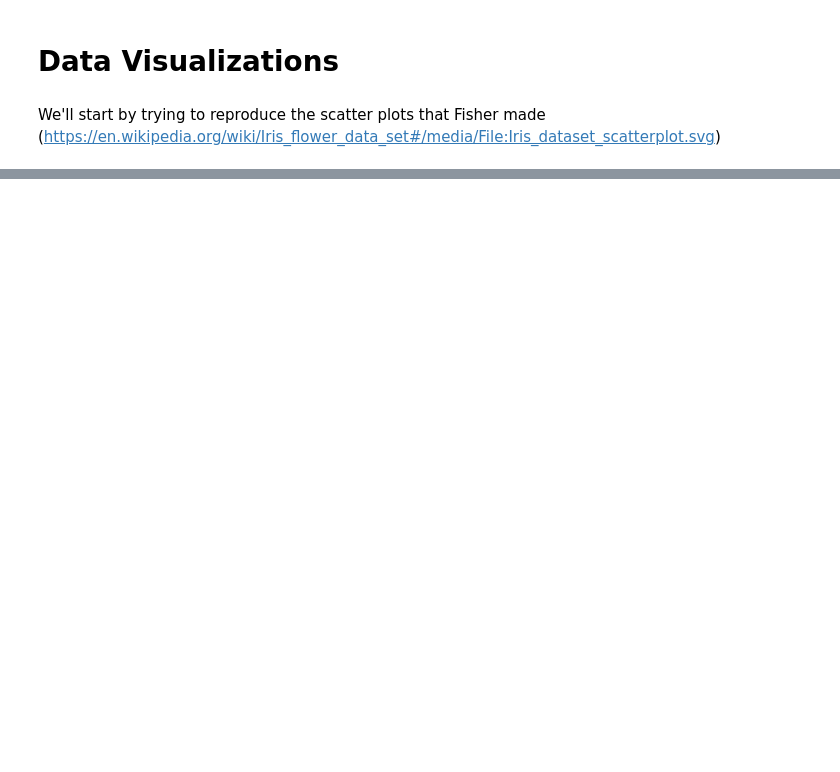
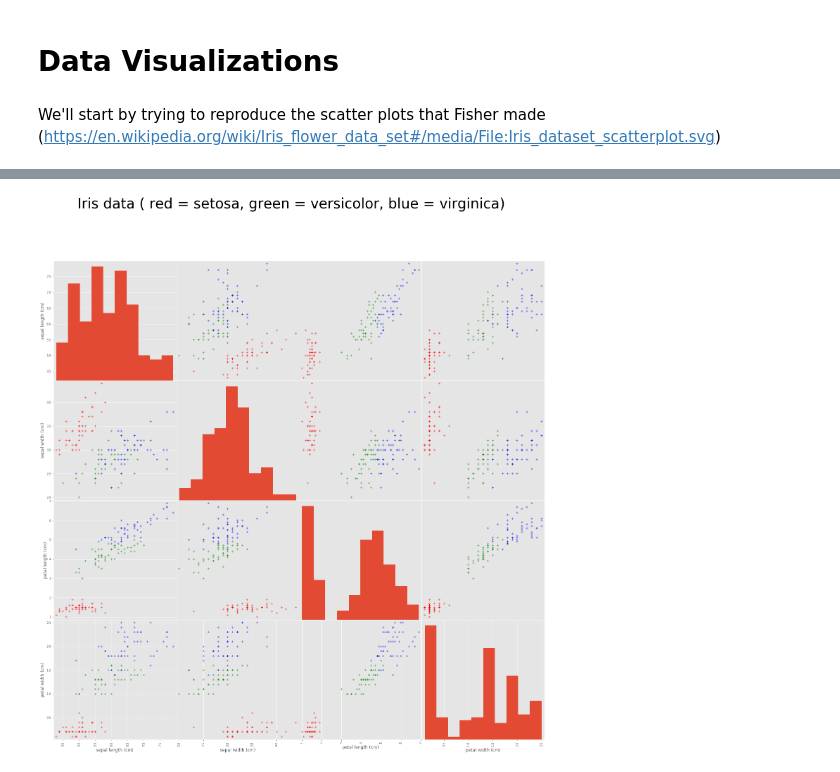
Before and after one commit to akbowers/cloudTensorflow, a Jupyter notebook: Notebooks/Iris-Logistic_Regression_SKLearn.ipynb, the cells around one changed output, grey strips where cells are left out. Saved outputs shown, nothing was run; the diff lists cells and outputs as text; code cells hidden in the pictures; blank space fills up the shorter version.

Commit message:
Organize plotting functions into classes

```diff
--- a/Notebooks/Iris-Logistic_Regression_SKLearn.ipynb
+++ b/Notebooks/Iris-Logistic_Regression_SKLearn.ipynb
@@ -3,11 +3,3 @@
 # %%
 from sklearn.datasets import load_iris
 iris = load_iris()
-# %%
-import matplotlib.pyplot as plt
-import pandas as pd
-import matplotlib
-matplotlib.style.use('ggplot')
-from pandas.plotting import scatter_matrix
-import numpy as np
-%matplotlib inline
@@ -31,0 +10,3 @@ iris_df.head()
+# %%
+iris_df = Dataframe.create_df(iris)
+iris_df.head()
@@ -37,0 +26,6 @@ colors = ['red', 'green', 'blue']
+# %%
+p = Plots(iris_df)
+# %%
+p.create_scatter_matrix('species name', 'species','Iris data')
+# %% [output]
+[figure, added]
```
Also changed, not shown: parts of 29 cells of this notebook, 9 other files.
